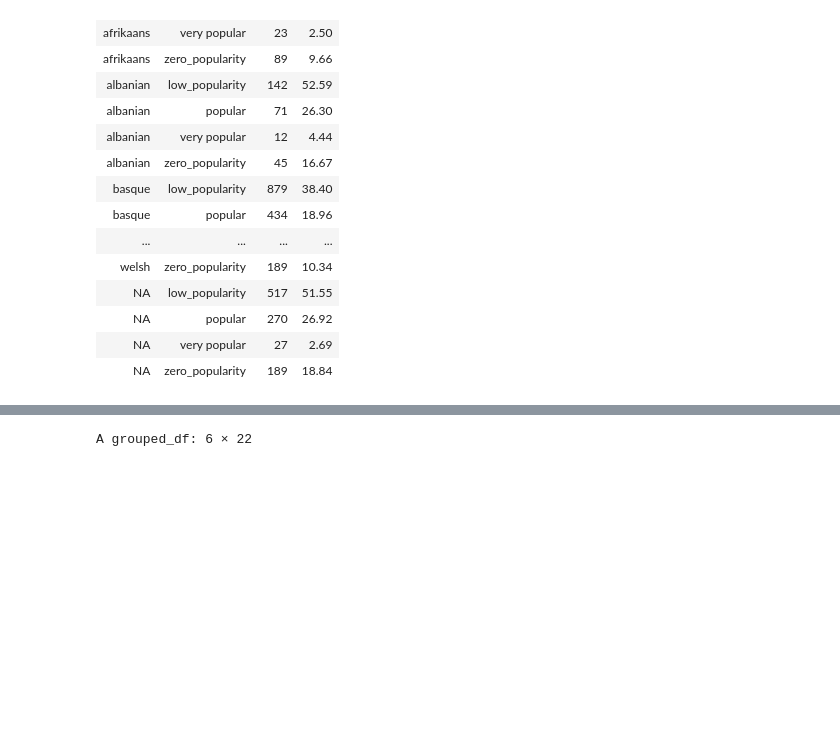
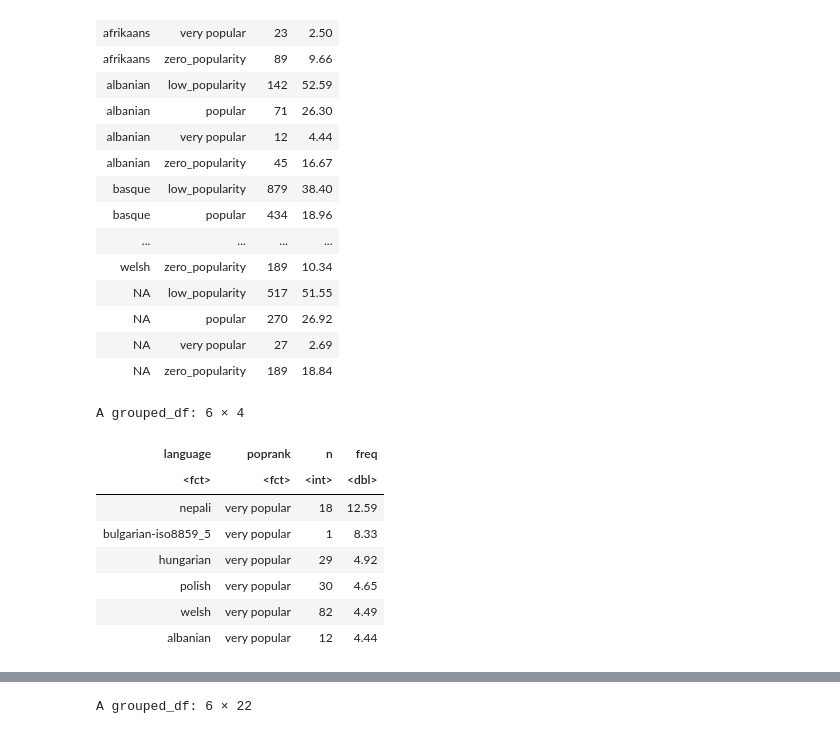
Before and after one commit to OlegRyzhkov2020/SpotifyPopularity, a Jupyter notebook: r_code/predict_model.ipynb, the cells around one changed output, grey strips where cells are left out. Saved outputs shown, nothing was run; the diff lists cells and outputs as text; code cells hidden in the pictures; blank space fills up the shorter version.

```diff
--- a/r_code/predict_model.ipynb
+++ b/r_code/predict_model.ipynb
@@ -258,3 +258,17 @@ A grouped_df: 221 × 4
 | NA | popular | 270 | 26.92 |
 | NA | very popular | 27 | 2.69 |
 | NA | zero_popularity | 189 | 18.84 |
+# %%
+very.popular_language <- language_sum[language_sum$poprank=='very popular',]
+very.popular_language <- very.popular_language[order(-very.popular_language$freq),]
+head(very.popular_language)
+# %% [output]
+A grouped_df: 6 × 4
+| language | poprank | n | freq |
+| <fct> | <fct> | <int> | <dbl> |
+| nepali | very popular | 18 | 12.59 |
+| bulgarian-iso8859_5 | very popular | 1 | 8.33 |
+| hungarian | very popular | 29 | 4.92 |
+| polish | very popular | 30 | 4.65 |
+| welsh | very popular | 82 | 4.49 |
+| albanian | very popular | 12 | 4.44 |
```
Also changed, not shown: parts of 24 cells of this notebook, 2 other files.
